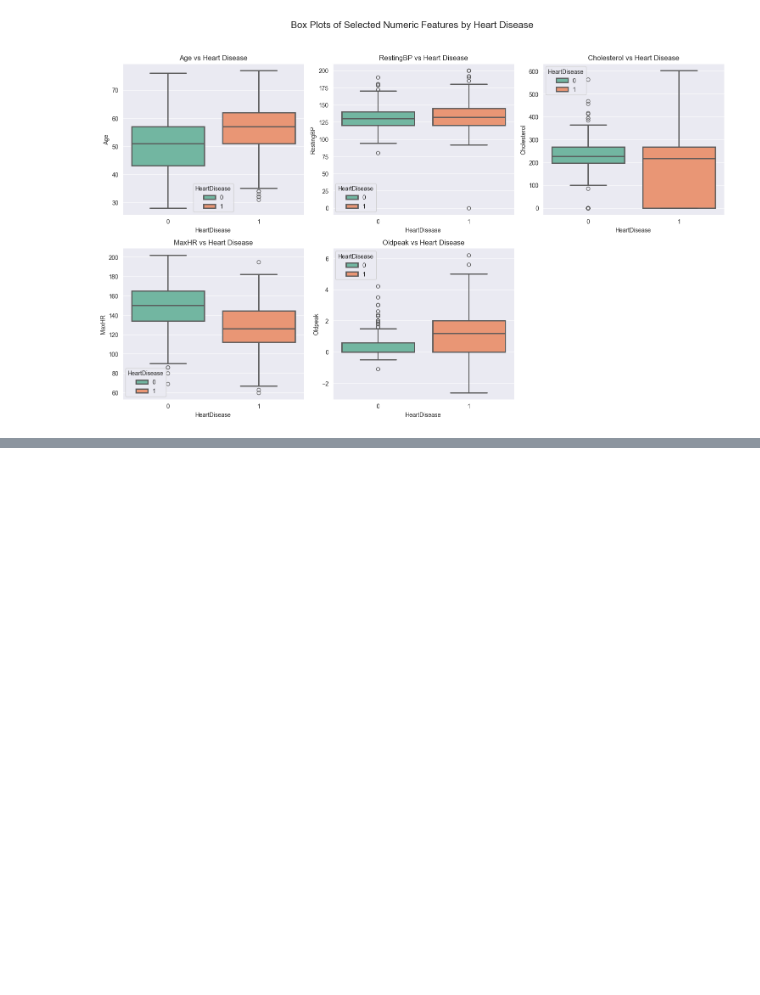
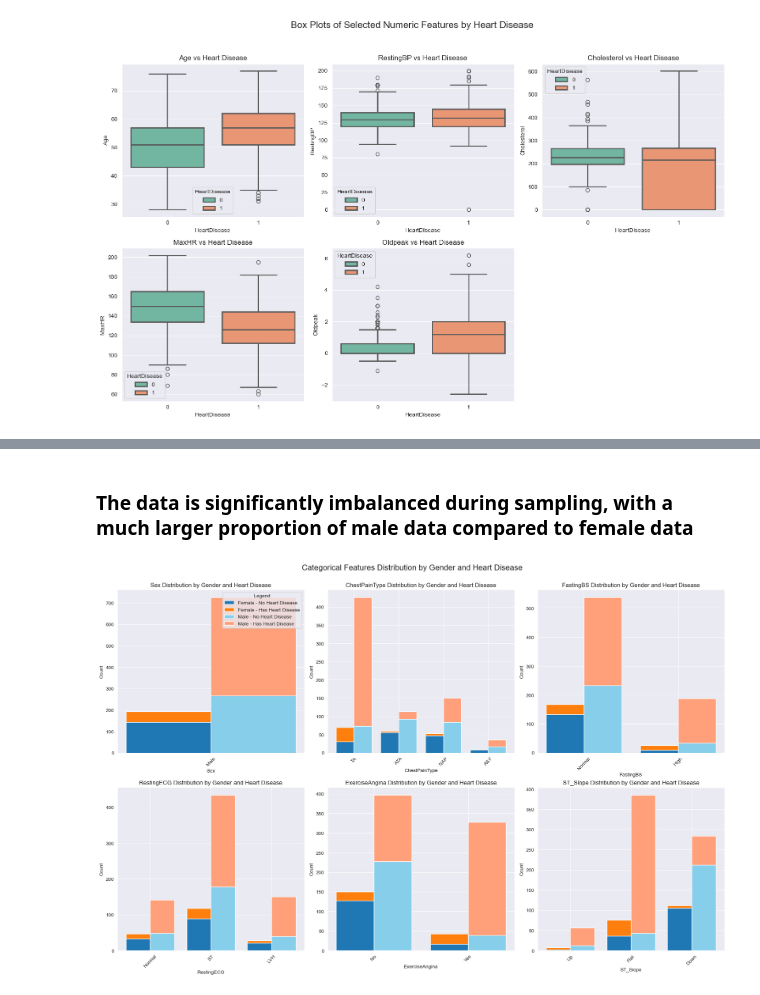
Before and after one commit to aaron6yi/team-16, a Jupyter notebook: EDA visualization.ipynb, the cells around one changed output, grey strips where cells are left out. Saved outputs shown, nothing was run; the diff lists cells and outputs as text; code cells hidden in the pictures; blank space fills up the shorter version.

```diff
--- a/EDA visualization.ipynb
+++ b/EDA visualization.ipynb
@@ -92,0 +183,71 @@ plt.show()
+# %% [markdown]
+### The data is significantly imbalanced during sampling, with a much larger proportion of male data compared to female data
+# %%
+import matplotlib.pyplot as plt
+import numpy as np
+
+# Mapping for better X-axis labels
+feature_mapping = {
+    'Sex': {0: 'Female', 1: 'Male'},
+    'FastingBS': {0: 'Normal', 1: 'High'},
+    'ExerciseAngina': {0: 'No', 1: 'Yes'},
+    'ST_Slope': {0: 'Up', 1: 'Flat', 2: 'Down'},
+    'RestingECG': {0: 'Normal', 1: 'ST', 2: 'LVH'},
+    'ChestPainType': {0: 'TA', 1: 'ATA', 2: 'NAP', 3: 'ASY'}
+}
+
+# Categorical columns to plot
+categorical_columns = ['Sex', 'ChestPainType', 'FastingBS', 'RestingECG', 'ExerciseAngina', 'ST_Slope']
+
+# Plot distribution of categorical features
+plt.figure(figsize=(18, 12))
+
+for idx, feature in enumerate(categorical_columns, 1):
+    plt.subplot(2, 3, idx)
+
+    # Calculate counts grouped by Gender, HeartDisease, and the feature
+    feature_counts = df.groupby(['Sex', feature, 'HeartDisease']).size().unstack(fill_value=0)
+
+    # Extract male and female data separately
+    male_data = feature_counts.loc[1] if 1 in feature_counts.index else pd.DataFrame(0, index=feature_counts.columns, columns=[0, 1])
+    female_data = feature_counts.loc[0] if 0 in feature_counts.index else pd.DataFrame(0, index=feature_counts.columns, columns=[0, 1])
+
+    # Map feature values to readable labels (if mapping exists)
+    if feature in feature_mapping:
+        male_data.index = male_data.index.map(feature_mapping[feature])
+        female_data.index = female_data.index.map(feature_mapping[feature])
+
+    # Data for plotting
+    labels = male_data.index  # The feature levels (e.g., values of 'ChestPainType')
+    x = np.arange(len(labels))  # X positions for grouped bars
+    width = 0.4  # Width of the bars
+
+    # Plot Female data (stacked)
+    plt.bar(x - width / 2, female_data[0], width, label='Female - No Heart Disease', color='#1f77b4')
+    plt.bar(x - width / 2, female_data[1], width, bottom=female_data[0], label='Female - Has Heart Disease', color='#ff7f0e')
+
+    # Plot Male data (stacked)
+    plt.bar(x + width / 2, male_data[0], width, label='Male - No Heart Disease', color='#87CEEB')
+    plt.bar(x + width / 2, male_data[1], width, bottom=male_data[0], label='Male - Has Heart Disease', color='#FFA07A')
+
+    # Add X-axis labels and subplot title
+    plt.xticks(x, labels, rotation=45)
+    plt.title(f'{feature} Distribution by Gender and Heart Disease')
+    plt.xlabel(feature)
+    plt.ylabel('Count')
+
+    # Add legend only for the first subplot to avoid repetition
+    if idx == 1:
+        plt.legend(title='Legend', loc='upper right')
+
+# Adjust layout for better spacing
+plt.tight_layout()
+
+# Add an overall title for the entire figure
+plt.suptitle('Categorical Features Distribution by Gender and Heart Disease', fontsize=16)
+plt.subplots_adjust(top=0.92)
+
+# Show the plot
+plt.show()
+# %% [output]
+[figure, added]
```
Also changed, not shown: parts of 14 cells of this notebook.
